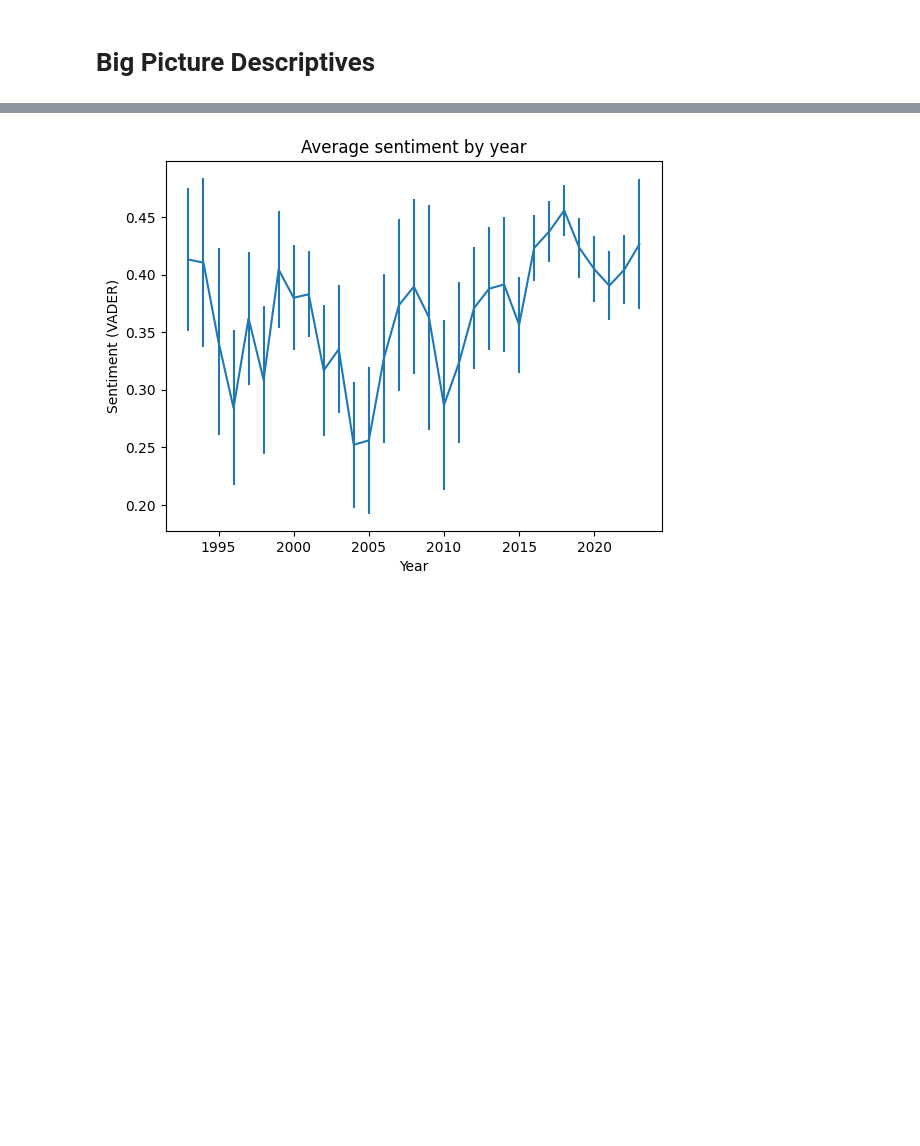
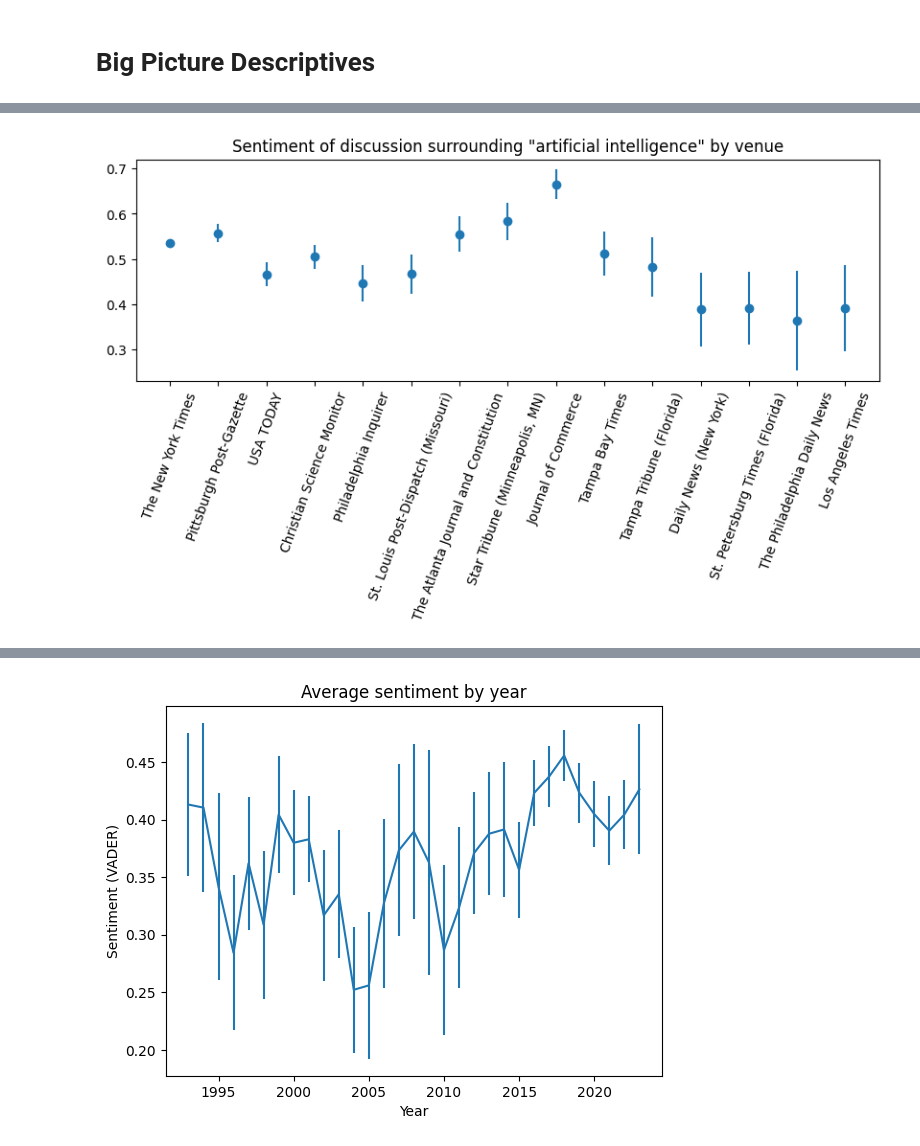
Before and after one commit to CalvinIsch/AI-in-the-news, a Jupyter notebook: Analyze-data.ipynb, the cells around one changed output, grey strips where cells are left out. Cells and saved outputs as stored; diff of their text form; code cells hidden in the pictures; blank space fills up the shorter version.

```diff
--- a/Analyze-data.ipynb
+++ b/Analyze-data.ipynb
@@ -115,0 +220,24 @@ plt.show()
+# %%
+df_plot_venue = df_references.merge(df, on='Filename')#.groupby('Publication').mean()['sentiment'].sort_values(ascending=False).plot(kind='bar',color='green')
+
+# plot the mean sentiment by venue with 95% confidence intervals
+fig, ax = plt.subplots(1,1,figsize=(10,3))
+# plot the mean sentiment by venue with 95% confidence intervals in descending order by count of articles
+
+M = df_plot_venue.groupby('Publication').mean()['sentiment'].loc[df.groupby('Publication').count()['Title'].sort_values(ascending=False).index]
+N = df_plot_venue.groupby('Publication').count()['sentiment'].loc[df.groupby('Publication').count()['Title'].sort_values(ascending=False).index]
+SDS = df_plot_venue.groupby('Publication').std()['sentiment'].loc[df.groupby('Publication').count()['Title'].sort_values(ascending=False).index]
+
+ax.errorbar(range(15),M.values, yerr=1.96*SDS.values/np.sqrt(N.values), fmt='o')
+
+ax.set_title('Sentiment of discussion surrounding "artificial intelligence" by venue')
+ax.set_xlabel('')
+ax.set_xticks(range(15))
+ax.set_xticklabels(list(df_plot_venue.groupby('Publication').std()['sentiment'].loc[df.groupby('Publication').count()['Title'].sort_values(ascending=False).index].index),rotation=70)
+plt.show()
+
+#plt.title('Sentiment of articles containing the word "artificial intelligence" by venue')
+#plt.xlabel('')
+#plt.show()
+# %% [output]
+[figure, added]
```
Also changed, not shown: parts of 31 cells of this notebook.
